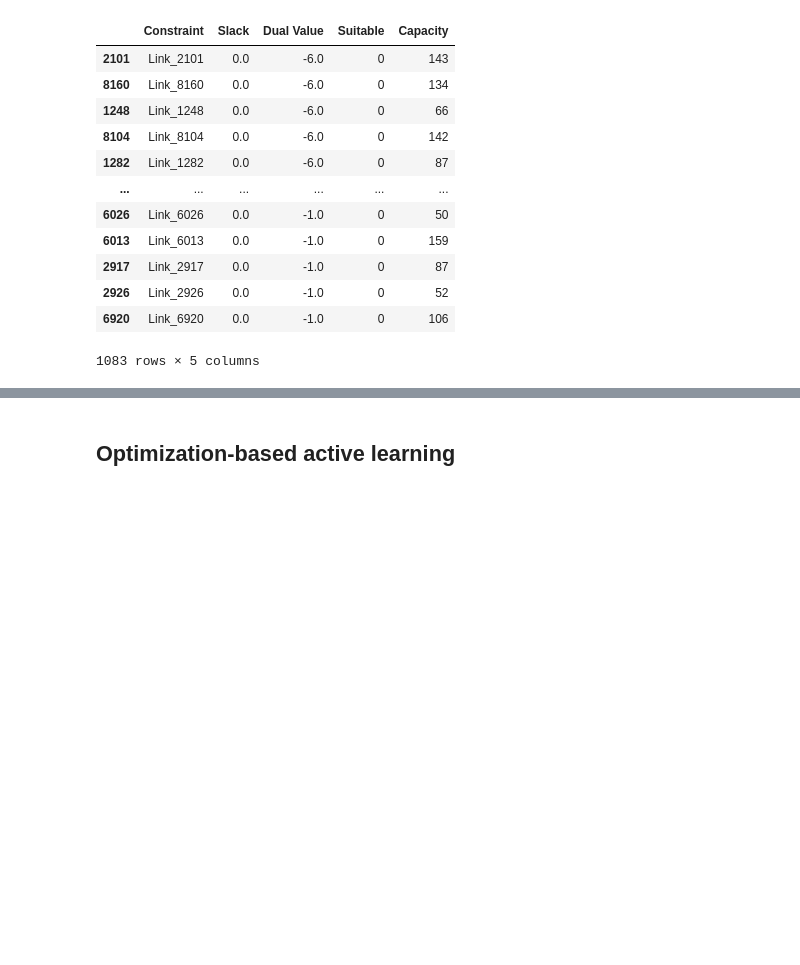
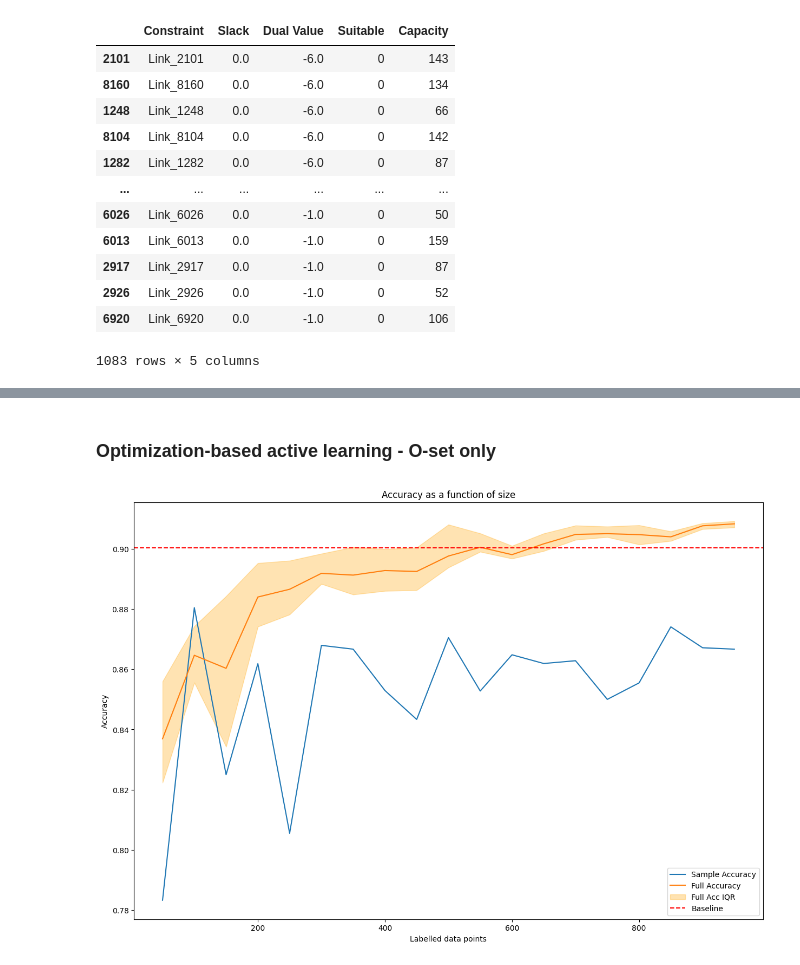
Before and after one commit to giorgiodemarchi/Duality-Based-Active-Learning, a Jupyter notebook: model.ipynb, the cells around one changed output, grey strips where cells are left out. Saved outputs shown, nothing was run; the diff lists cells and outputs as text; code cells hidden in the pictures; blank space fills up the shorter version.

Commit message:
Opt based active learning added

```diff
--- a/model.ipynb
+++ b/model.ipynb
@@ -500,6 +515,7 @@ def solve_opti_model(z):
 
     # Create a new model
     m = Model("optimization")
+    m.setParam('OutputFlag', 0)
 
     # Add variables
     X = m.addVars(len(supply), len(tr_capacity), lb=0, name="X")
@@ -537,6 +553,10 @@ def solve_opti_model(z):
         # For Y variables
         opt_Y = [(f"Y[{j},{k}]", Y[j, k].X) for j in range(len(tr_capacity)) for k in range(len(des_capacity))]
         df_Y = pd.DataFrame(opt_Y, columns=["Variable", "Value"])
+        df_Y['j'] = df_Y['Variable'].apply(lambda x: int(x.split(',')[0].split('[')[1]))
+        df_Y['k'] = df_Y['Variable'].apply(lambda x: int(x.split(',')[1].split(']')[0]))
+        df_Y.drop('Variable', axis=1, inplace=True)
+        df_Y = df_Y[df_Y['Value']!=0]
 
 
         link_duals = [(f"Link_{k}", m.getConstrByName(f"Link_{k}").Pi) for k in range(len(des_capacity))]
@@ -552,6 +572,7 @@ def solve_opti_model(z):
 
     else:
         print("Infeasible")
+        return 0, 0, 0, 0
 # %%
 z = df['Suitable'].to_numpy()
 
@@ -613,2 +635,2 @@ dual_df[(dual_df['Suitable']==0) & (dual_df['Dual Value']!=0)].sort_values(by='D
 # %% [markdown]
-## Optimization-based active learning
+### **Optimization-based active learning** - O-set only
@@ -614,0 +715,35 @@ dual_df[(dual_df['Suitable']==0) & (dual_df['Dual Value']!=0)].sort_values(by='D
+# %%
+def compute_stats(df, key, element_index=0):
+    max_vals = df[key].apply(lambda x: x[element_index]).max()
+    min_vals = df[key].apply(lambda x: x[element_index]).min()
+    q25_vals = df[key].apply(lambda x: x[element_index]).quantile(0.25)
+    q75_vals = df[key].apply(lambda x: x[element_index]).quantile(0.75)
+    return max_vals, min_vals, q25_vals, q75_vals
+
+# Compute stats for sample and full accuracy
+stats_sample = {size: compute_stats(all_accuracies_df, size, element_index=0) for size in all_accuracies_df.columns}
+stats_full = {size: compute_stats(all_accuracies_df, size, element_index=1) for size in all_accuracies_df.columns}
+
+# Convert these stats into DataFrames
+stats_sample_df = pd.DataFrame(stats_sample, index=['Max', 'Min', '25%', '75%']).T
+stats_full_df = pd.DataFrame(stats_full, index=['Max', 'Min', '25%', '75%']).T
+# Plotting
+plt.figure(figsize=(15,10))
+
+# Plot average accuracies
+plt.plot(accuracies_df.reset_index()['index'], accuracies_df['Sample Accuracy'], label='Sample Accuracy')
+plt.plot(accuracies_df.reset_index()['index'], accuracies_df['Full Accuracy'], label='Full Accuracy')
+
+# Optional: Plot IQR
+# plt.fill_between(accuracies_df.reset_index()['index'], stats_sample_df['25%'], stats_sample_df['75%'], color='blue', alpha=0.3, label='Sample Acc IQR')
+plt.fill_between(accuracies_df.reset_index()['index'], stats_full_df['25%'], stats_full_df['75%'], color='orange', alpha=0.3, label='Full Acc IQR')
+
+# Baseline accuracy and other plot settings
+plt.axhline(y=baseline_accuracy, color='r', linestyle='--', label='Baseline')
+plt.legend()
+plt.title('Accuracy as a function of size')
+plt.xlabel('Labelled data points')
+plt.ylabel('Accuracy')
+plt.show()
+# %% [output]
+[figure, added]
```
Also changed, not shown: parts of 17 cells of this notebook.
